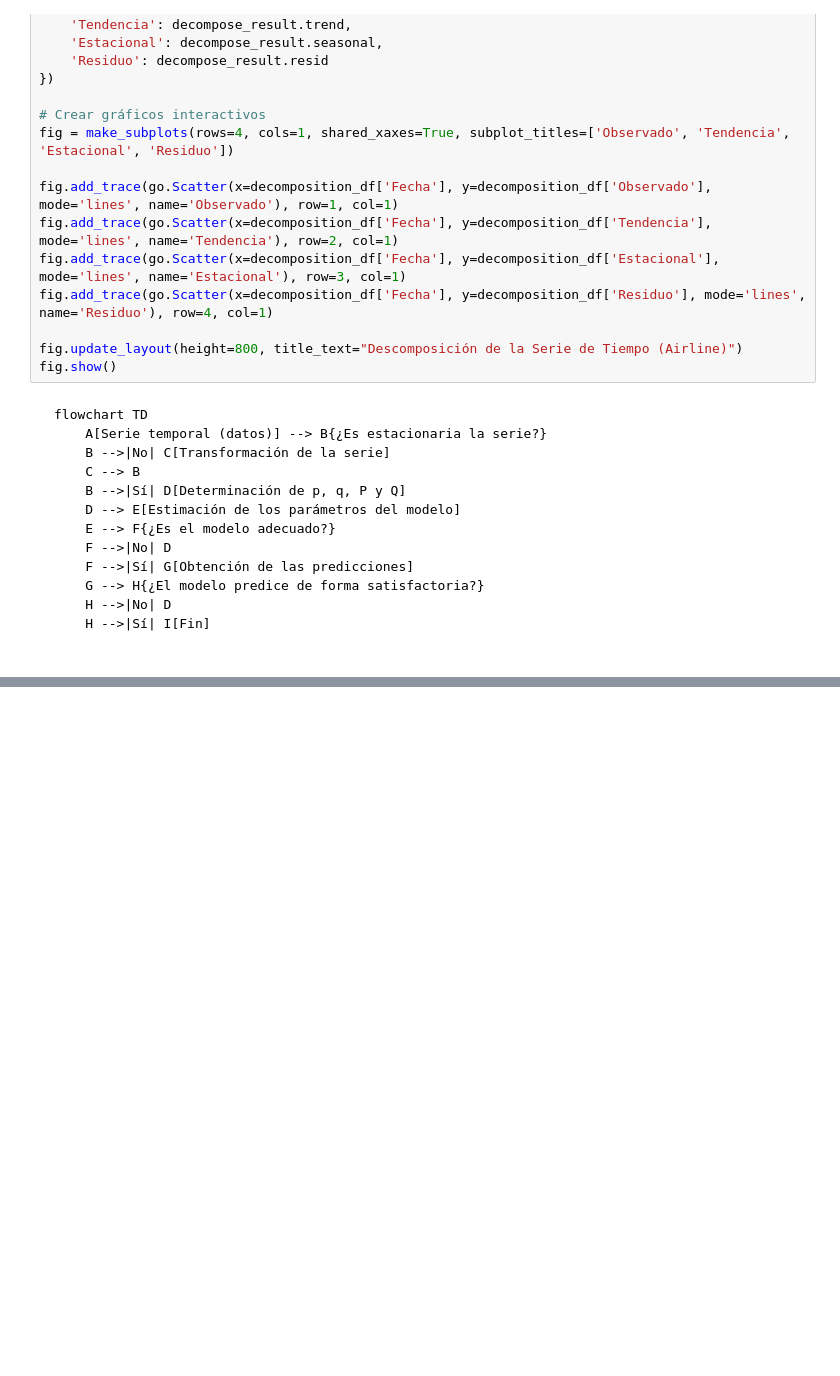
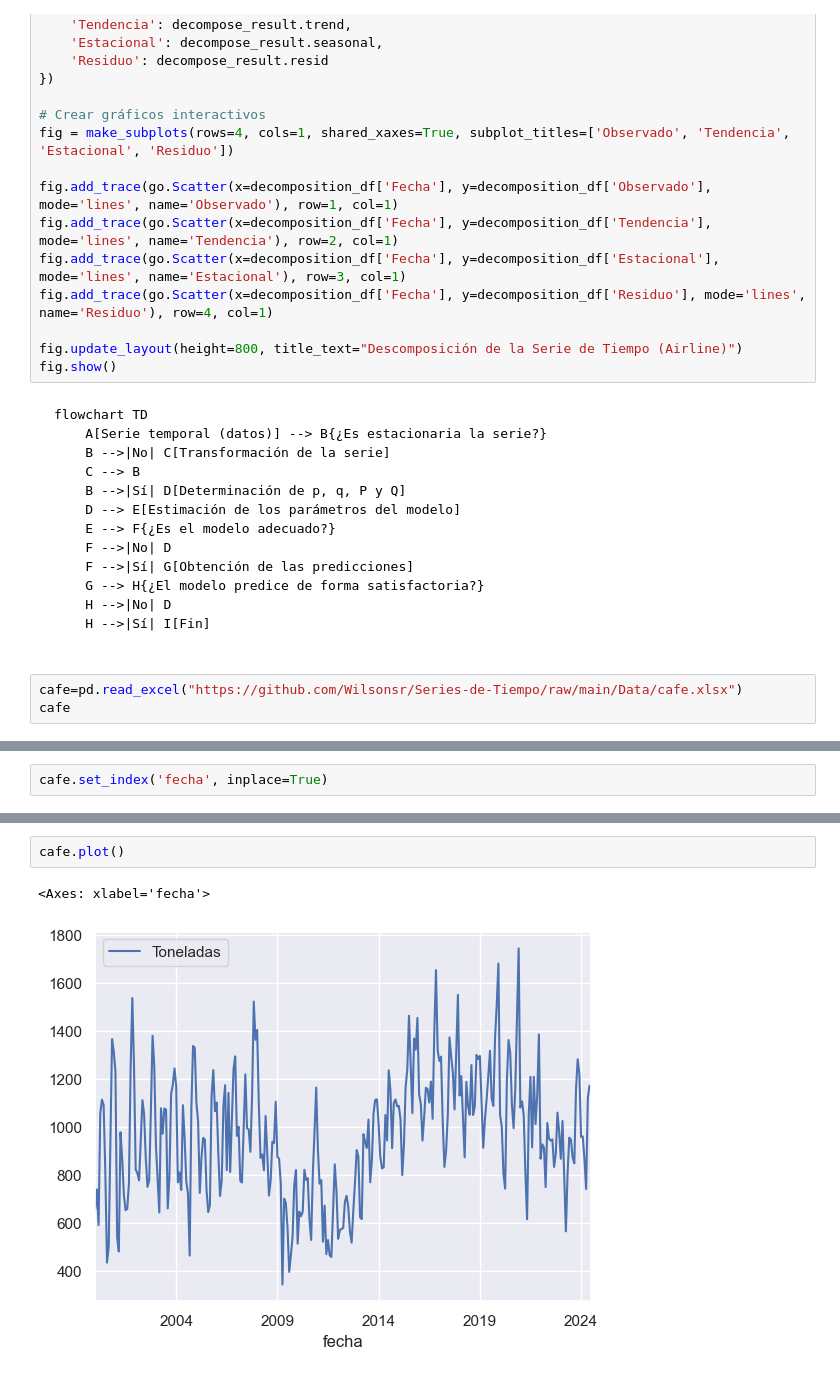
Before and after one commit to Wilsonsr/Series-de-Tiempo, a Jupyter notebook: Cuadernos Python/Suavizado Exponencial.ipynb, the cells around one changed output, grey strips where cells are left out. Cells and saved outputs as stored; diff of their text form; blank space fills up the shorter version.

```diff
--- a/Cuadernos Python/Suavizado Exponencial.ipynb
+++ b/Cuadernos Python/Suavizado Exponencial.ipynb
@@ -780,3 +803,6 @@ flowchart TD
     G --> H{¿El modelo predice de forma satisfactoria?}
     H -->|No| D
     H -->|Sí| I[Fin]
+# %%
+cafe=pd.read_excel("https://github.com/Wilsonsr/Series-de-Tiempo/raw/main/Data/cafe.xlsx")
+cafe
@@ -782,0 +823,2 @@ flowchart TD
+# %%
+cafe.set_index('fecha', inplace=True)
@@ -782,0 +842,5 @@ flowchart TD
+# %%
+cafe.plot()
+# %% [output]
+<Axes: xlabel='fecha'>
+[figure, added]
```
Also changed, not shown: parts of 12 cells of this notebook.
